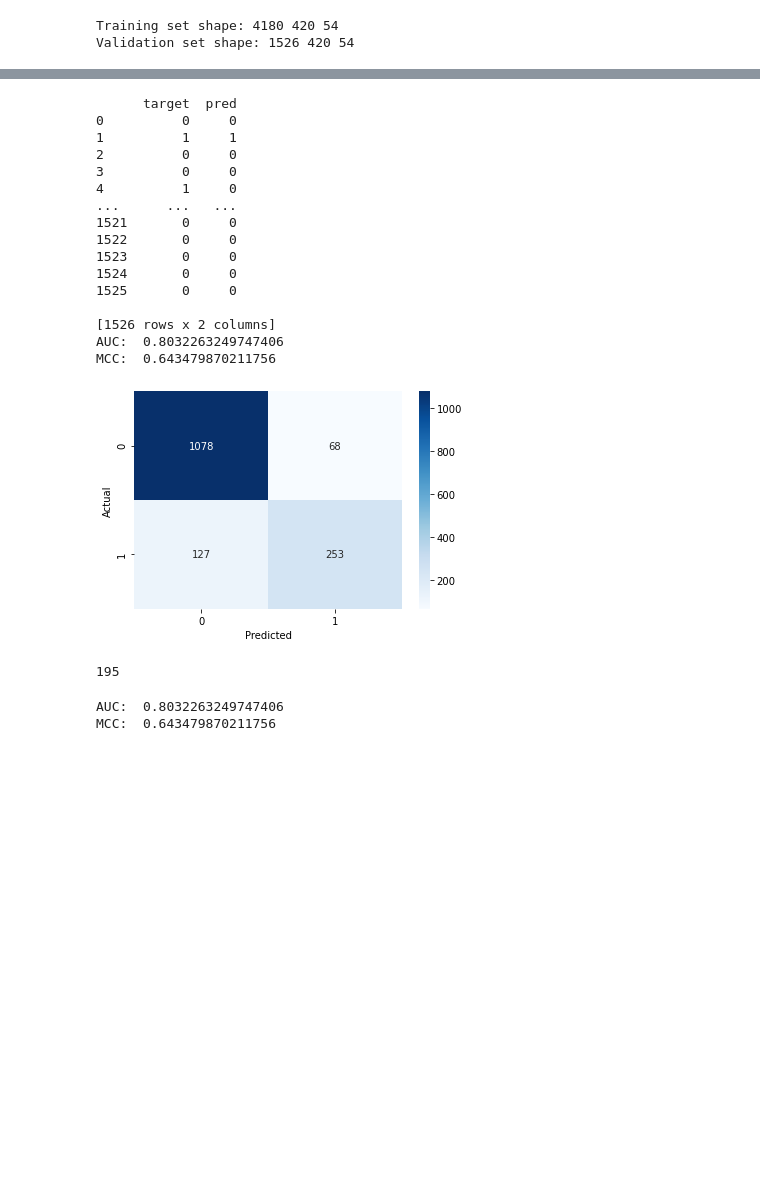
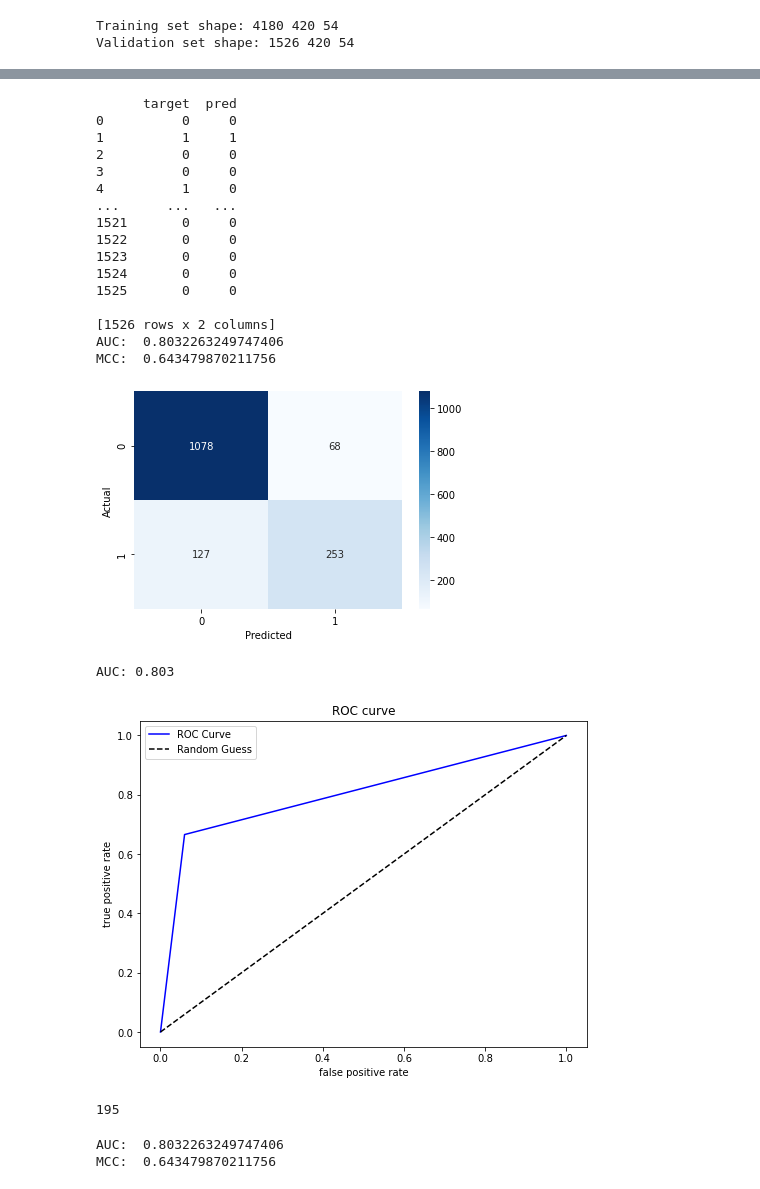
Before and after one commit to gulsude/02456_TCR-pMHC, a Jupyter notebook: scripts/main2.ipynb, the cells around one changed output, grey strips where cells are left out. Drawn from its saved outputs; the diff is of its cells as text; code cells hidden in the pictures; blank space fills up the shorter version.

Commit message:
roc curve

```diff
--- a/scripts/main2.ipynb
+++ b/scripts/main2.ipynb
@@ -420,7 +421,26 @@ if CNN_RNN:
     sn.heatmap(confusion_matrix, annot=True, cmap='Blues', fmt='g')
     plt.show()
 
+    # Plot roc curve
+
+    fpr, tpr, thres = roc_curve(results['target'], results['pred'])
+    print('AUC: {:.3f}'.format(roc_auc_score(results['target'], results['pred'])))
+
     print( len([i for i, (a, b) in enumerate(zip(results['pred'], results['target'])) if a != b]))
+
+    plt.figure(figsize=(8,6))
+
+    # roc curve
+    plt.plot(fpr, tpr, "b", label='ROC Curve')
+    plt.plot([0,1],[0,1], "k--", label='Random Guess')
+    plt.xlabel("false positive rate")
+    plt.ylabel("true positive rate")
+    plt.legend(loc="best")
+    plt.title("ROC curve")
+
+    #plt.savefig(plot_name + '_roc.png')
+
+    plt.show()
 # %% [output]
 Training set shape: 4180 420 54
 Validation set shape: 1526 420 54
@@ -433,34 +453,36 @@ Epoch: 6
 Epoch: 7
 Epoch: 8
 Epoch: 9
 Epoch: 10
 Epoch: 11
 Epoch: 12
 Epoch: 13
 Epoch: 14
 Epoch: 15
 Early stopping
 [figure]
 [figure]
 [figure]
       target  pred
 0          0     0
 1          1     1
 2          0     0
 3          0     0
 4          1     0
 ...      ...   ...
 1521       0     0
 1522       0     0
 1523       0     0
 1524       0     0
 1525       0     0
 
 [1526 rows x 2 columns]
 AUC:  0.8032263249747406
 MCC:  0.643479870211756
 [figure]
-195
+AUC: 0.803
+[figure, added]
+195
 # %%
 #metrics
 AUC = roc_auc_score(results['target'], results['pred'])
```
Also changed, not shown: parts of 1 cell of this notebook.
